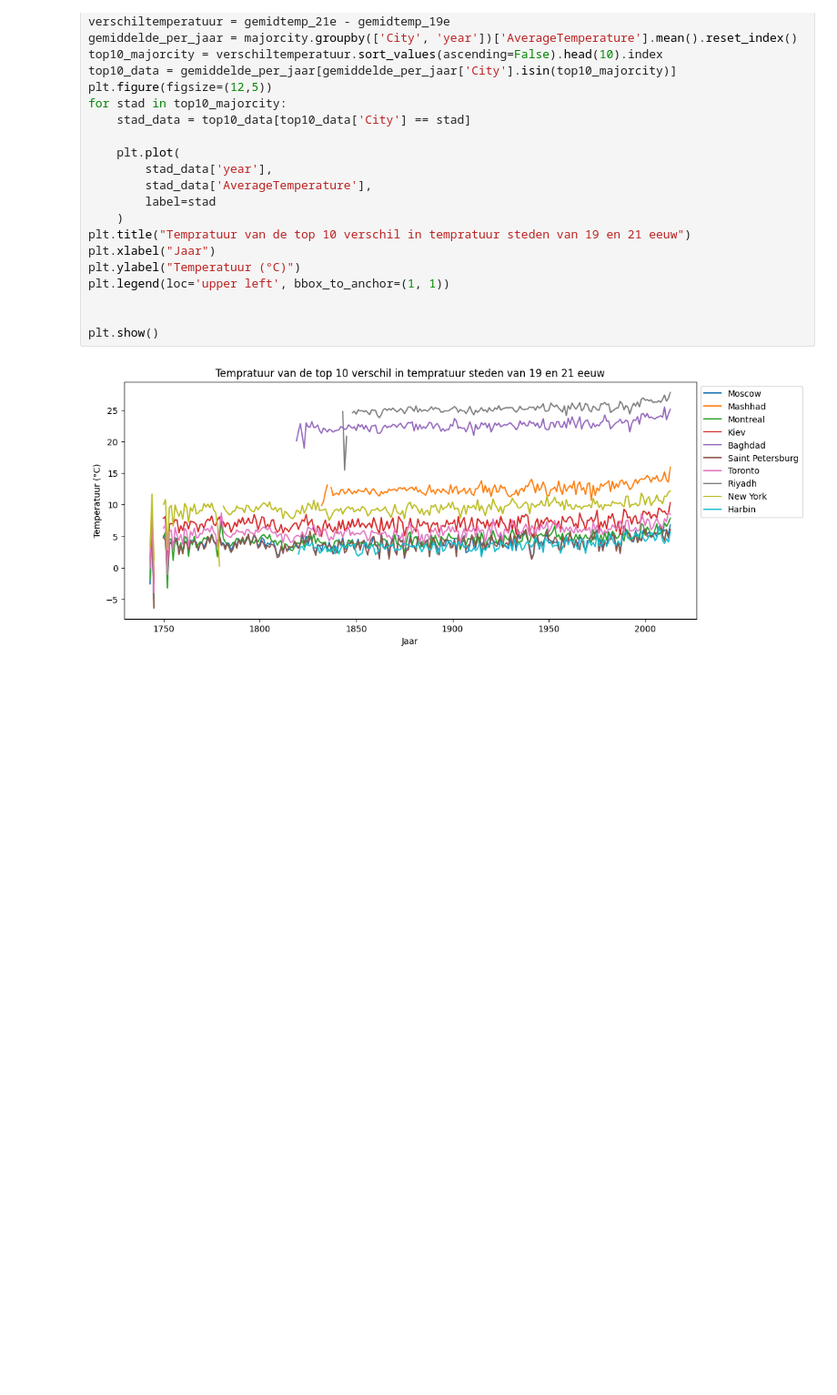
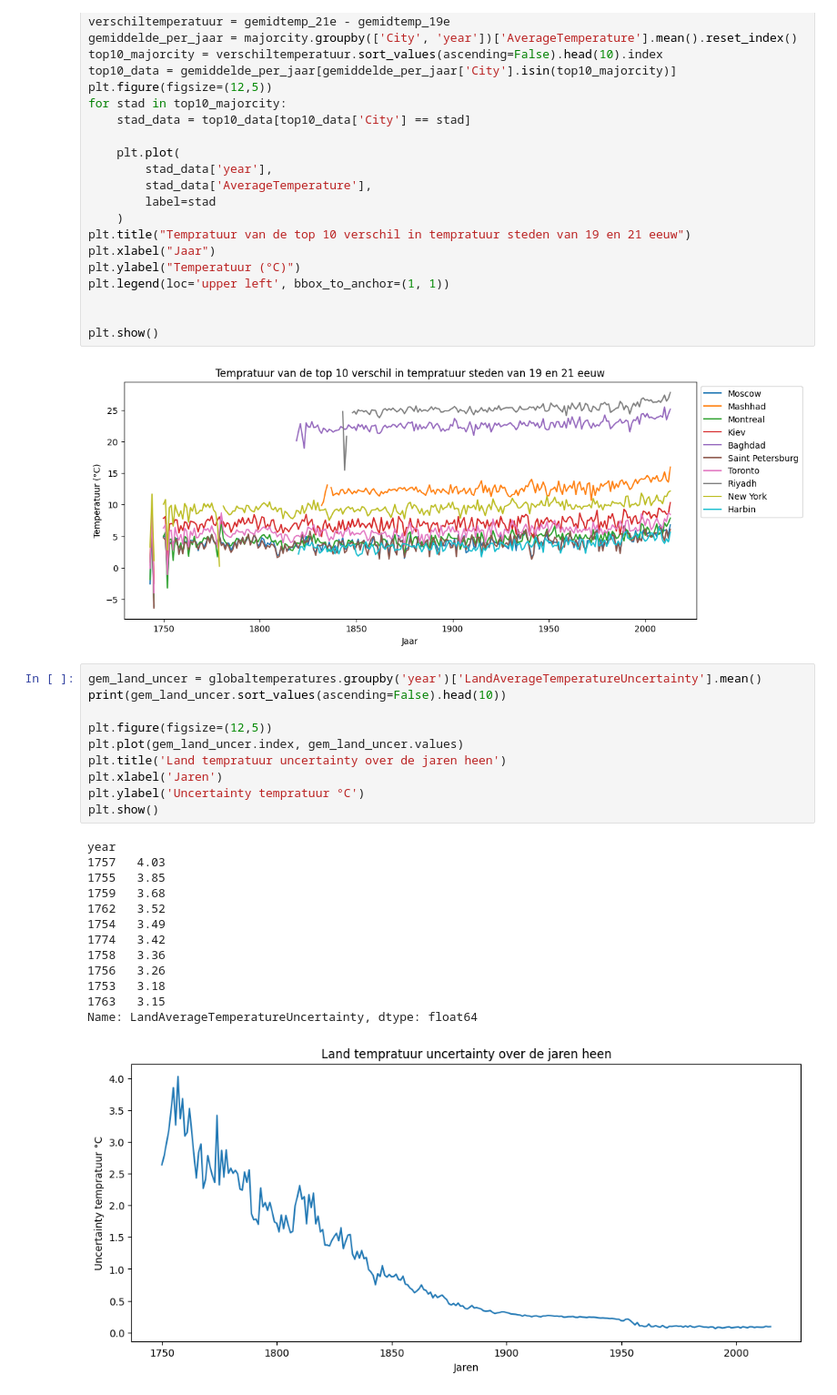
Before and after one commit to rafschmeits/nieuwe-datascience, a Jupyter notebook: climate-watch/climate_watch.ipynb, the cells around one changed output. Shown at 91% size. Saved outputs shown, nothing was run; the diff lists cells and outputs as text; blank space fills up the shorter version.

```diff
--- a/climate-watch/climate_watch.ipynb
+++ b/climate-watch/climate_watch.ipynb
@@ -324,3 +324,27 @@ plt.legend(loc='upper left', bbox_to_anchor=(1, 1))
 plt.show()
 # %% [output]
 [figure]
+# %%
+gem_land_uncer = globaltemperatures.groupby('year')['LandAverageTemperatureUncertainty'].mean()
+print(gem_land_uncer.sort_values(ascending=False).head(10))
+
+plt.figure(figsize=(12,5))
+plt.plot(gem_land_uncer.index, gem_land_uncer.values)
+plt.title('Land tempratuur uncertainty over de jaren heen')
+plt.xlabel('Jaren')
+plt.ylabel('Uncertainty tempratuur °C')
+plt.show()
+# %% [output]
+year
+1757   4.03
+1755   3.85
+1759   3.68
+1762   3.52
+1754   3.49
+1774   3.42
+1758   3.36
+1756   3.26
+1753   3.18
+1763   3.15
+Name: LandAverageTemperatureUncertainty, dtype: float64
+[figure, added]
```
Also changed, not shown: parts of 1 cell of this notebook.
